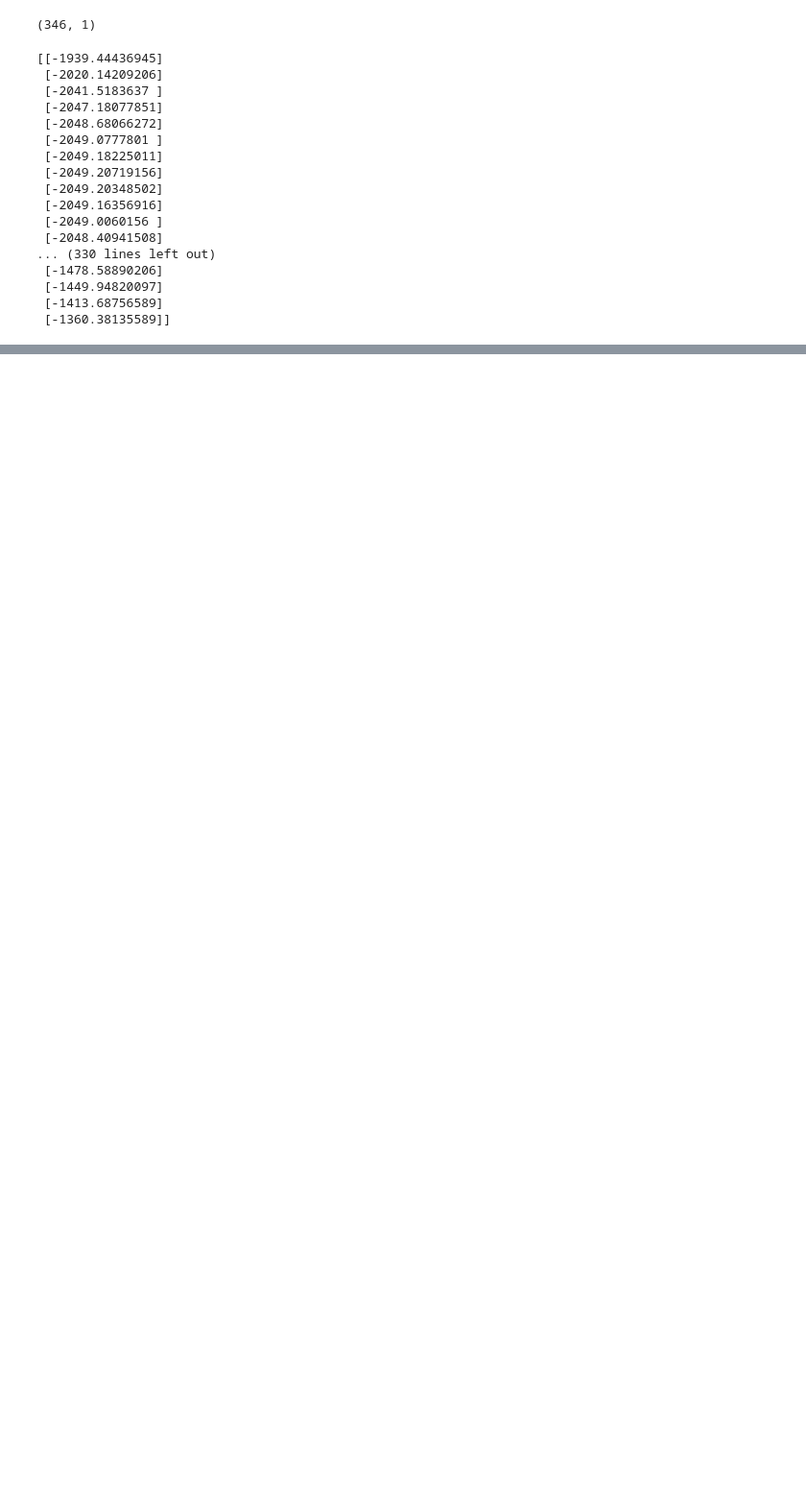
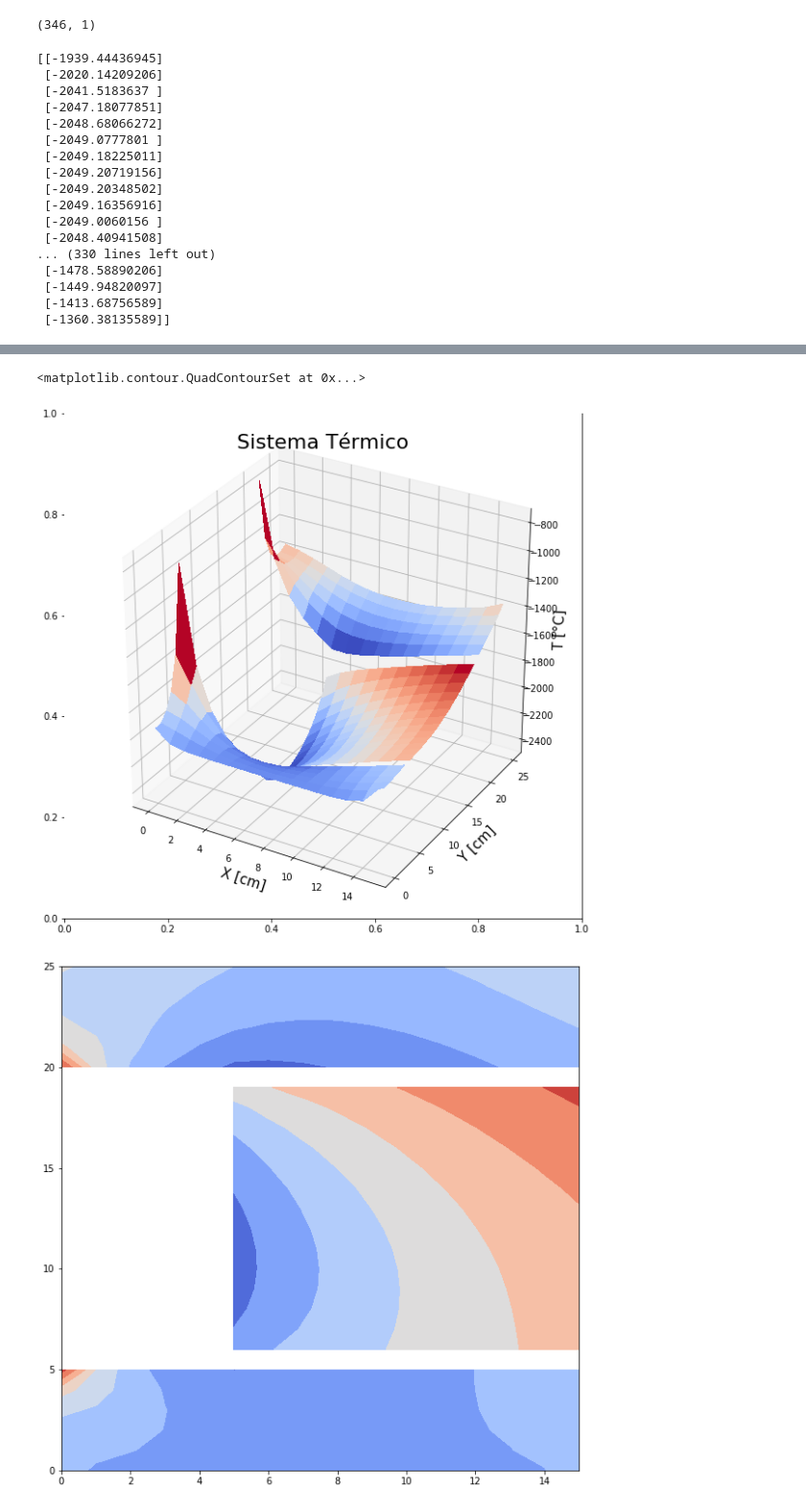
Before and after one commit to AndresFlorez-Git/Proyectos_Transferencia_de_Calor, a Jupyter notebook: Proyecto_2.ipynb, the cells around one changed output, grey strips where cells are left out. Shown at 96% size. Saved outputs shown, nothing was run; the diff lists cells and outputs as text; code cells hidden in the pictures; blank space fills up the shorter version.

```diff
--- a/Proyecto_2.ipynb
+++ b/Proyecto_2.ipynb
@@ -548,0 +533,38 @@ print(XY[80])
+# %%
+X1_Temp = np.zeros((np.shape(X1)[0],np.shape(X1)[1]))
+X2_Temp = np.zeros((np.shape(X2)[0],np.shape(X2)[1]))
+X3_Temp = np.zeros((np.shape(X3)[0],np.shape(X3)[1]))
+
+cto = 0
+for i in range (0,np.shape(X1)[0]):
+    for j in range(0,np.shape(X1)[1]):
+        X1_Temp[i][j] = Temp[cto]
+        cto = cto +1
+for i in range (0,np.shape(X2)[0]):
+    for j in range(0,np.shape(X2)[1]):
+        X2_Temp[i][j] = Temp[cto]
+        cto = cto + 1
+for i in range (0,np.shape(X3)[0]):
+    for j in range(0,np.shape(X3)[1]):
+        X3_Temp[i][j] = Temp[cto]
+        cto = cto + 1
+
+
+fig, ax = plt.subplots(figsize=(10,10))
+ax = fig.add_subplot(1,1,1,projection='3d')
+ax.plot_surface(X1, Y1, X1_Temp, cmap=cm.coolwarm, linewidth=0, antialiased=False)
+ax.plot_surface(X2, Y2, X2_Temp, cmap=cm.coolwarm, linewidth=0, antialiased=False)
+ax.plot_surface(X3, Y3, X3_Temp, cmap=cm.coolwarm, linewidth=0, antialiased=False)
+plt.title('Sistema Térmico',fontsize = 22)
+plt.xlabel('X [cm]',fontsize=15)
+plt.ylabel('Y [cm]',fontsize=15)
+ax.set_zlabel('T [°C]',fontsize=15)
+
+plt.figure(figsize = (10,10))
+plt.contourf(X1, Y1, X1_Temp,cmap=cm.coolwarm)
+plt.contourf(X2, Y2, X2_Temp,cmap=cm.coolwarm)
+plt.contourf(X3, Y3, X3_Temp,cmap=cm.coolwarm)
+# %% [output]
+<matplotlib.contour.QuadContourSet at 0x...>
+[figure, added]
+[figure, added]
```
Also changed, not shown: parts of 8 cells of this notebook.
